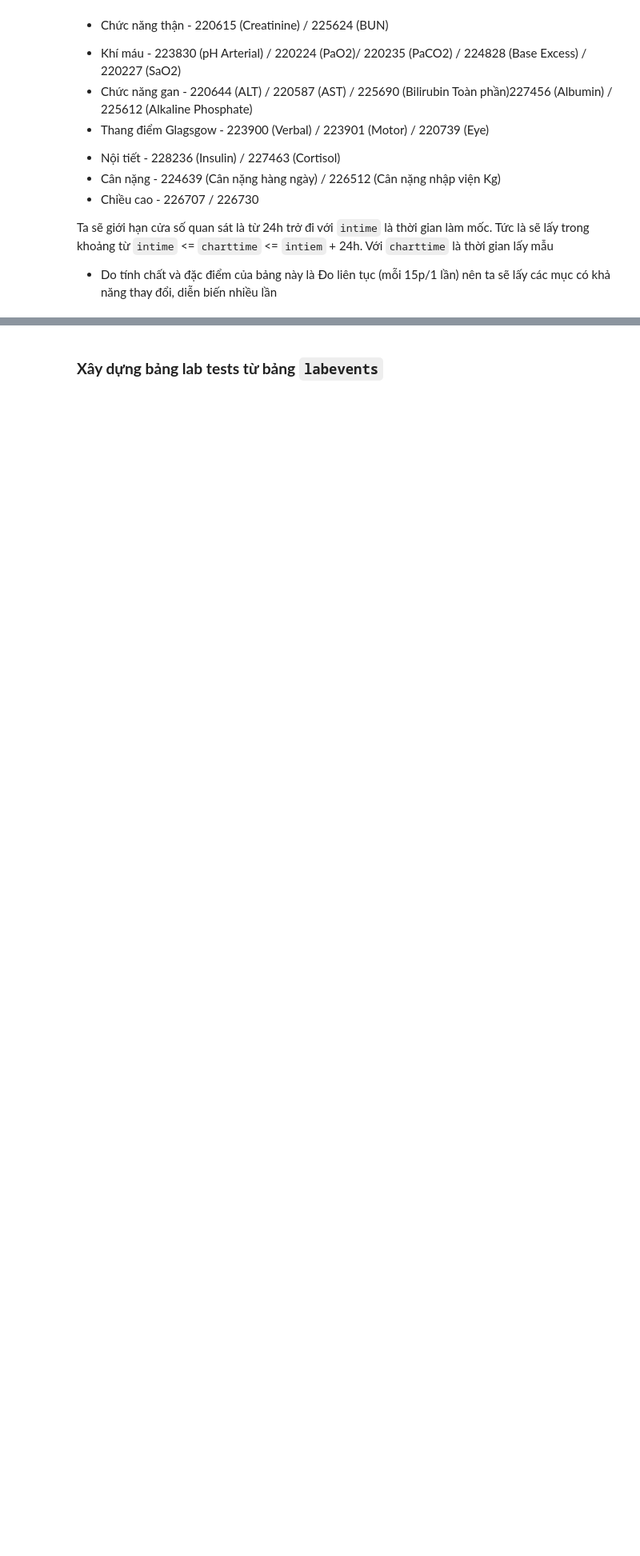
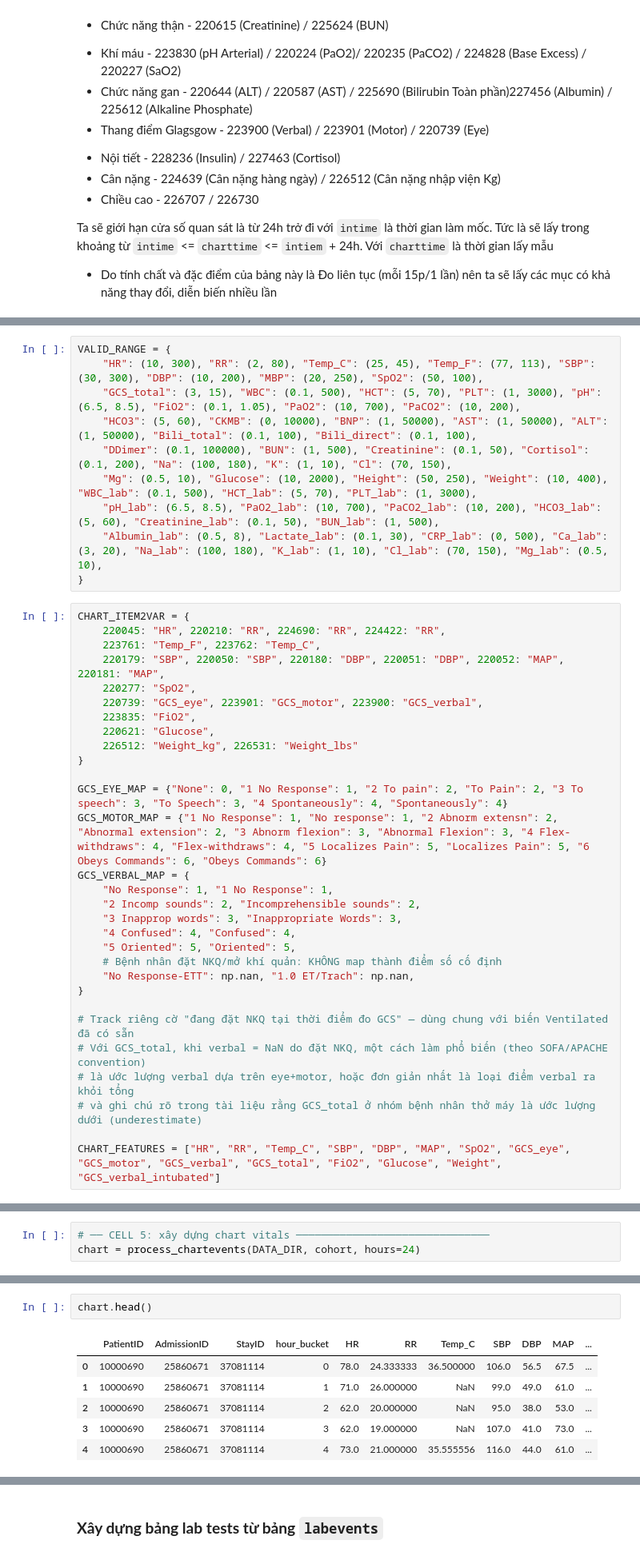
Before and after one commit to TienNguyen0712/hybrid-llm-tabular-pipeline-for-icu-mortality-prediction, a Jupyter notebook: notebooks/mimic_iv_rag_pipeline_demo.ipynb, the cells around one changed output, grey strips where cells are left out. Shown at 80% size. Saved outputs shown, nothing was run; the diff lists cells and outputs as text; blank space fills up the shorter version.

```diff
--- a/notebooks/mimic_iv_rag_pipeline_demo.ipynb
+++ b/notebooks/mimic_iv_rag_pipeline_demo.ipynb
@@ -662,0 +406,40 @@ vital_chart = clean_chartevents_units_and_outliers_pivot_summary_stats(charteven
+# %%
+VALID_RANGE = {
+    "HR": (10, 300), "RR": (2, 80), "Temp_C": (25, 45), "Temp_F": (77, 113), "SBP": (30, 300), "DBP": (10, 200), "MBP": (20, 250), "SpO2": (50, 100),
+    "GCS_total": (3, 15), "WBC": (0.1, 500), "HCT": (5, 70), "PLT": (1, 3000), "pH": (6.5, 8.5), "FiO2": (0.1, 1.05), "PaO2": (10, 700), "PaCO2": (10, 200),
+    "HCO3": (5, 60), "CKMB": (0, 10000), "BNP": (1, 50000), "AST": (1, 50000), "ALT": (1, 50000), "Bili_total": (0.1, 100), "Bili_direct": (0.1, 100),
+    "DDimer": (0.1, 100000), "BUN": (1, 500), "Creatinine": (0.1, 50), "Cortisol": (0.1, 200), "Na": (100, 180), "K": (1, 10), "Cl": (70, 150),
+    "Mg": (0.5, 10), "Glucose": (10, 2000), "Height": (50, 250), "Weight": (10, 400), "WBC_lab": (0.1, 500), "HCT_lab": (5, 70), "PLT_lab": (1, 3000),
+    "pH_lab": (6.5, 8.5), "PaO2_lab": (10, 700), "PaCO2_lab": (10, 200), "HCO3_lab": (5, 60), "Creatinine_lab": (0.1, 50), "BUN_lab": (1, 500),
+    "Albumin_lab": (0.5, 8), "Lactate_lab": (0.1, 30), "CRP_lab": (0, 500), "Ca_lab": (3, 20), "Na_lab": (100, 180), "K_lab": (1, 10), "Cl_lab": (70, 150), "Mg_lab": (0.5, 10),
+}
+# %%
+CHART_ITEM2VAR = {
+    220045: "HR", 220210: "RR", 224690: "RR", 224422: "RR",
+    223761: "Temp_F", 223762: "Temp_C",
+    220179: "SBP", 220050: "SBP", 220180: "DBP", 220051: "DBP", 220052: "MAP", 220181: "MAP",
+    220277: "SpO2",
+    220739: "GCS_eye", 223901: "GCS_motor", 223900: "GCS_verbal",
+    223835: "FiO2",
+    220621: "Glucose",
+    226512: "Weight_kg", 226531: "Weight_lbs"
+}
+
+GCS_EYE_MAP = {"None": 0, "1 No Response": 1, "2 To pain": 2, "To Pain": 2, "3 To speech": 3, "To Speech": 3, "4 Spontaneously": 4, "Spontaneously": 4}
+GCS_MOTOR_MAP = {"1 No Response": 1, "No response": 1, "2 Abnorm extensn": 2, "Abnormal extension": 2, "3 Abnorm flexion": 3, "Abnormal Flexion": 3, "4 Flex-withdraws": 4, "Flex-withdraws": 4, "5 Localizes Pain": 5, "Localizes Pain": 5, "6 Obeys Commands": 6, "Obeys Commands": 6}
+GCS_VERBAL_MAP = {
+    "No Response": 1, "1 No Response": 1,
+    "2 Incomp sounds": 2, "Incomprehensible sounds": 2,
+    "3 Inapprop words": 3, "Inappropriate Words": 3,
+    "4 Confused": 4, "Confused": 4,
+    "5 Oriented": 5, "Oriented": 5,
+    # Bệnh nhân đặt NKQ/mở khí quản: KHÔNG map thành điểm số cố định
+    "No Response-ETT": np.nan, "1.0 ET/Trach": np.nan,
+}
+
+# Track riêng cờ "đang đặt NKQ tại thời điểm đo GCS" — dùng chung với biến Ventilated đã có sẵn
+# Với GCS_total, khi verbal = NaN do đặt NKQ, một cách làm phổ biến (theo SOFA/APACHE convention)
+# là ước lượng verbal dựa trên eye+motor, hoặc đơn giản nhất là loại điểm verbal ra khỏi tổng
+# và ghi chú rõ trong tài liệu rằng GCS_total ở nhóm bệnh nhân thở máy là ước lượng dưới (underestimate)
+
+CHART_FEATURES = ["HR", "RR", "Temp_C", "SBP", "DBP", "MAP", "SpO2", "GCS_eye", "GCS_motor", "GCS_verbal", "GCS_total", "FiO2", "Glucose", "Weight", "GCS_verbal_intubated"]
@@ -662,0 +606,3 @@ vital_chart = clean_chartevents_units_and_outliers_pivot_summary_stats(charteven
+# %%
+# ── CELL 5: xây dựng chart vitals ───────────────────────────────
+chart = process_chartevents(DATA_DIR, cohort, hours=24)
@@ -690,0 +615,9 @@ null_cols
+# %%
+chart.head()
+# %% [output]
+|  | PatientID | AdmissionID | StayID | hour_bucket | HR | RR | Temp_C | SBP | DBP | MAP | ... |
+| 0 | 10000690 | 25860671 | 37081114 | 0 | 78.0 | 24.333333 | 36.500000 | 106.0 | 56.5 | 67.5 | ... |
+| 1 | 10000690 | 25860671 | 37081114 | 1 | 71.0 | 26.000000 | NaN | 99.0 | 49.0 | 61.0 | ... |
+| 2 | 10000690 | 25860671 | 37081114 | 2 | 62.0 | 20.000000 | NaN | 95.0 | 38.0 | 53.0 | ... |
+| 3 | 10000690 | 25860671 | 37081114 | 3 | 62.0 | 19.000000 | NaN | 107.0 | 41.0 | 73.0 | ... |
+| 4 | 10000690 | 25860671 | 37081114 | 4 | 73.0 | 21.000000 | 35.555556 | 116.0 | 44.0 | 61.0 | ... |
```
Also changed, not shown: parts of 14 cells of this notebook.
